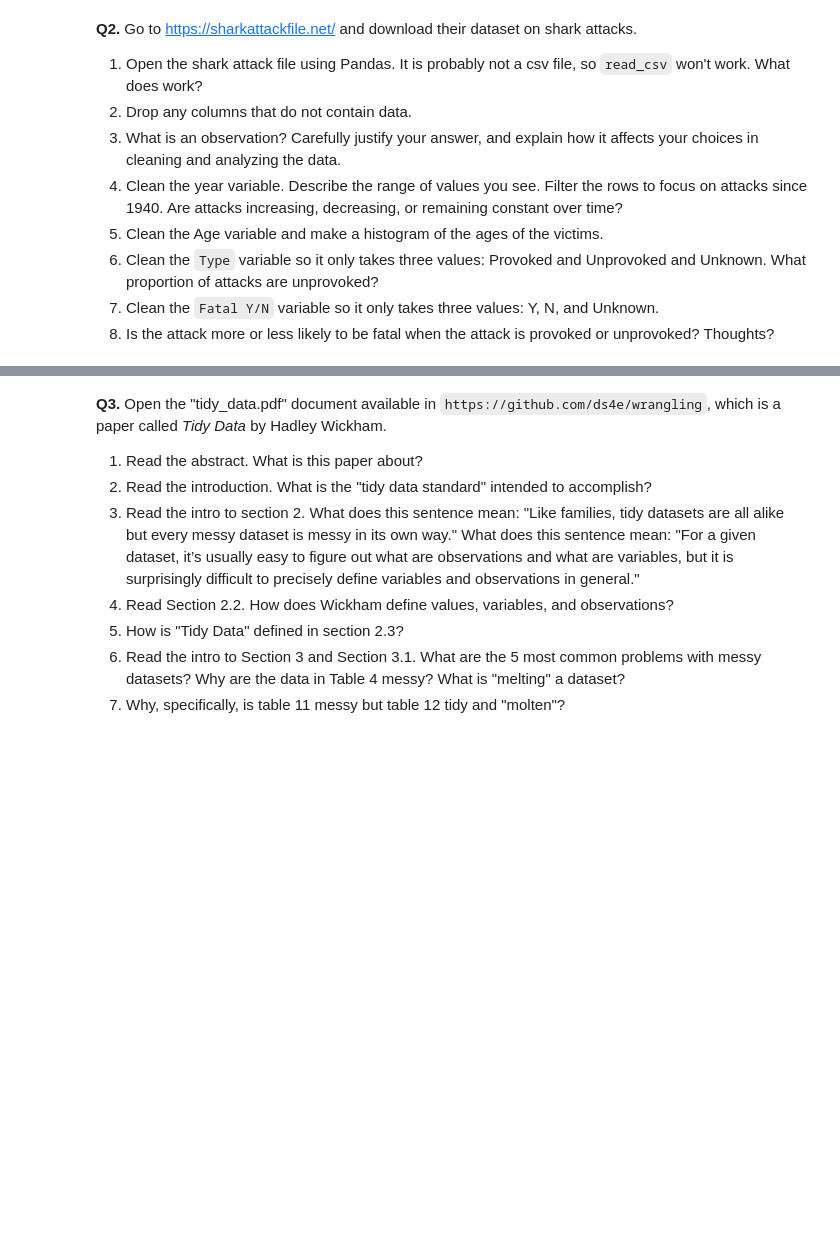
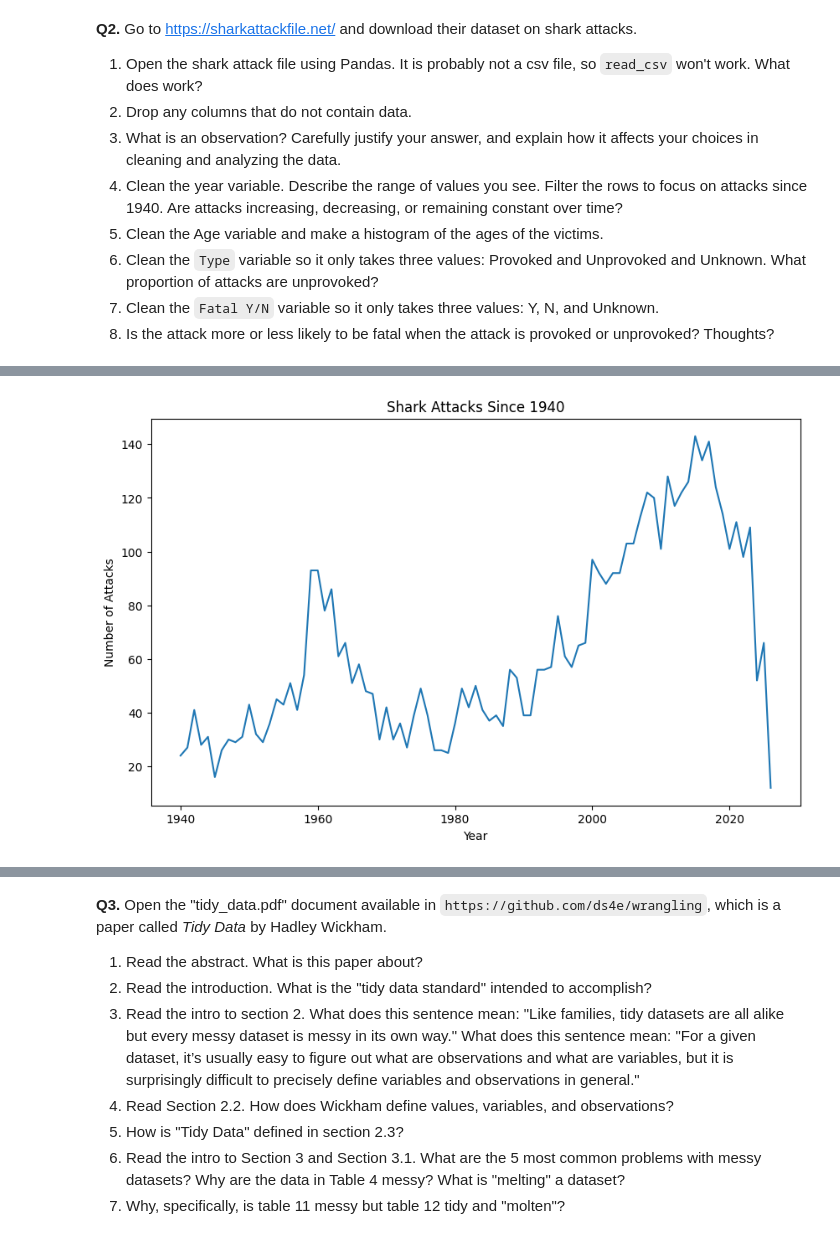
Before and after one commit to katiehutc/undergrad_ml_assignments, a Jupyter notebook: 01_assignment_wrangling_and_eda.ipynb, the cells around one changed output, grey strips where cells are left out. Drawn from its saved outputs; the diff is of its cells as text; code cells hidden in the pictures; blank space fills up the shorter version.

```diff
--- a/01_assignment_wrangling_and_eda.ipynb
+++ b/01_assignment_wrangling_and_eda.ipynb
@@ -197,3 +197,96 @@ In this column, I found 8323 missing values. Then, I imputed by filling in the m
 6. Clean the `Type` variable so it only takes three values: Provoked and Unprovoked and Unknown. What proportion of attacks are unprovoked?
 7. Clean the `Fatal Y/N` variable so it only takes three values: Y, N, and Unknown.
 8. Is the attack more or less likely to be fatal when the attack is provoked or unprovoked? Thoughts?
+# %%
+import pandas as pd
+
+# I used read_excel instead of read_csv because it's an xls file
+df = pd.read_excel('/content/data/GSAF5.xls')
+
+# I did not see any columns with no data. I'm not sure if this is correct or not, but looking at each column, they are all filled out.
+
+"""  An observation I noticed is that some of the 'Species' column is empty, unknown, and takes in many different types of values.
+For example, some of them say '1.7m Seven Gill shark', 'Great White Shark', 'Bronze whaler?', or even 'Great White Shark est 3m (10ft)'.
+Because the variables are so different, I wouldn't directly try to compare the data by species (whether that be through simple analysis
+or visualization) because the the species descriptions are so varied. I wouldn't be able to compare by species directly by say singling
+out 'Great White Sharks'.
+
+Another observation is some of the ages are put as '?', so if I ever needed to analyze the ages I would have to be aware that some of the
+values are '?' if I wanted to convert the values to integers.
+"""
+
+df["Year"] = pd.to_numeric(df["Year"], errors="coerce")
+df["Year"].describe()
+
+""" The values in the 'Year' category range from 0 to 2026. The 0 indicates that either no date was listed or that it was before date x (varied).
+Half of the date values are before 1987 and half of the date values are after. Because some of the dates are 0, the mean is not accurate.
+"""
+
+# This calculates the number of attacks per year since 1940
+df_after_1940 = df[df["Year"] >= 1940]
+attacks_per_year = df_after_1940["Year"].value_counts().sort_index()
+print(attacks_per_year)
+
+# This is a simple plot of the shark attacks since 1940 to visualize if there are any trends.
+import matplotlib.pyplot as plt
+attacks_per_year.plot(kind="line", figsize=(10,6))
+plt.title("Shark Attacks Since 1940")
+plt.xlabel("Year")
+plt.ylabel("Number of Attacks")
+plt.show()
+""" From the visualization, the number of shark attacks per year has increased, but not steadily.
+In 1940, there were 24 shark attacks and it rose to a peak in the 1960s and then fell again.
+Then again, the number of attacks rose in the 2000s, reaching a peak in the late 2010s and is now
+falling again. With each decade, there are increases and decreases in the number of attacks.
+However, we are able to see 2 clear peaks in the graph.
+"""
+
+# Inspect age variable for outliers
+print(df["Age"].head(20))
+print(df["Age"].dtype)
+print(df["Age"].unique()[:20])
+
+ # Clean the age variable, since many values have '?', turning invalid entries into NaN
+df["Age"] = pd.to_numeric(df["Age"], errors="coerce")
+
+# Plot histogram of the age
+import matplotlib.pyplot as plt
+
+plt.figure(figsize=(10,6))
+plt.hist(df["Age"].dropna(), bins=20, edgecolor='black')
+plt.title("Histogram of Victims Ages")
+plt.xlabel("Age")
+plt.ylabel("Number of Victims")
+plt.show()
+
+
+# Clean the 'Type' column
+df["Type"].value_counts(dropna=False)
+df["Type"] = df["Type"].str.strip().str.title()
+# Convert values
+df.loc[~df["Type"].isin(["Provoked", "Unprovoked"]), "Type"] = "Unknown"
+# Number of values in each category
+print(df["Type"].value_counts())
+# Proportion of attacks that are unprovokes
+unprovoked = (df["Type"] == "Unprovoked").mean()
+print(f"Proportion of attacks that are unprovoked: {unprovoked:.2%}")
+
+# Clean the fatal Y/N column
+df["Fatal Y/N"].value_counts(dropna=False)
+df["Fatal Y/N"] = df["Fatal Y/N"].str.strip().str.upper()
+df.loc[~df["Fatal Y/N"].isin(["Y", "N"]), "Fatal Y/N"] = "Unknown"
+print(df["Fatal Y/N"].value_counts())
+
+# Compare fatal column with provoked column
+fatal_by_type = pd.crosstab(df["Type"], df["Fatal Y/N"])
+print(fatal_by_type)
+
+"""
+Provoked attacks are less likely to be fatal (614 non-fatal compared to 21 fatal), while unprovoked attacks were
+more likely to be fatal than provoked attacks (3879 non-fatal compared to 1268 fatal). This makes sense because
+if the sharks were provoked, they would probably try to get away from the humans, resulting in less fatal attacks.
+However, if the sharks were unprovoked, that means they seeked out the humans themselves, and were probably looking
+to attack. This is why the comparative amount of fatal vs non-fatal was higher for unprovoked attacks.
+
+"""
+# %% [output]
@@ -199,0 +306 @@ In this column, I found 8323 missing values. Then, I imputed by filling in the m
+[figure, added]
```
Also changed, not shown: parts of 1 cell of this notebook.
